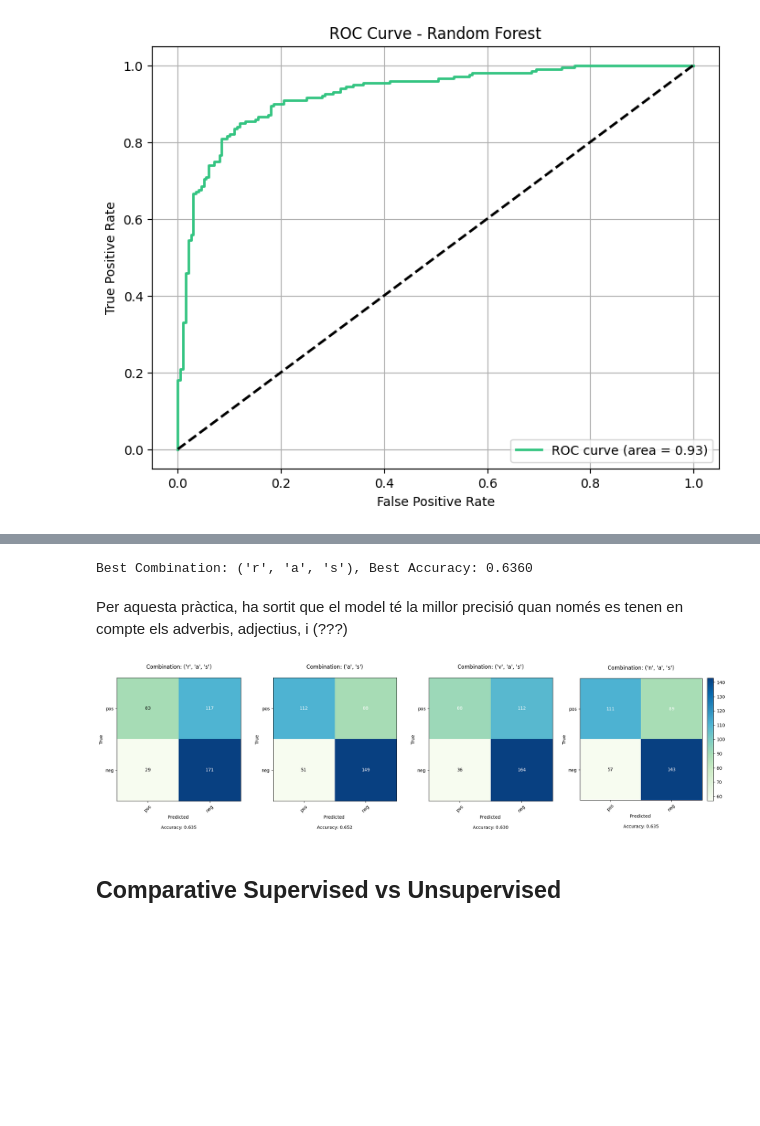
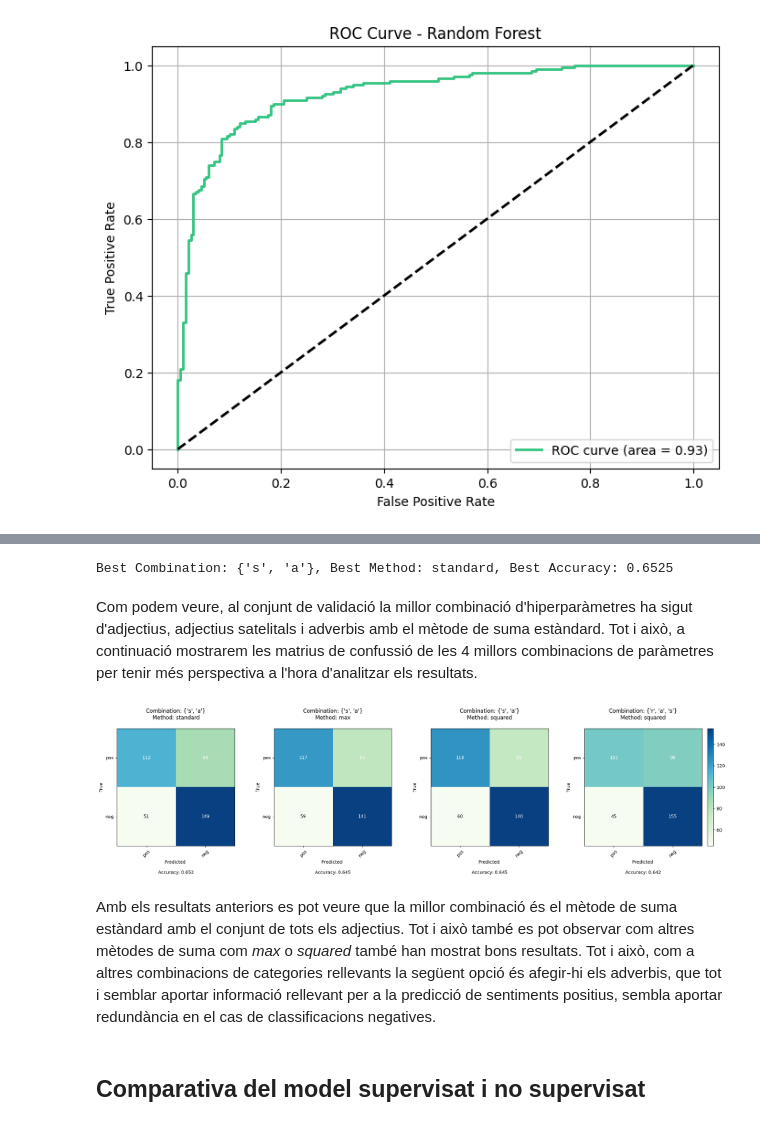
Before and after one commit to Stargix/Sentiment-Analysis, a Jupyter notebook: main.ipynb, the cells around one changed output, grey strips where cells are left out. Cells and saved outputs as stored; diff of their text form; code cells hidden in the pictures; blank space fills up the shorter version.

```diff
--- a/main.ipynb
+++ b/main.ipynb
@@ -330,71 +512,74 @@ Un cop està generat el model, cal optimitzar els paràmetres. En aquest cas, ca
 # %%
 from itertools import combinations
 
-# Get a sample of the test set to speed up the process
-sample_size = 250
-X_test_sample = X_test.sample(sample_size, random_state=random_state)
-y_test_sample = y_test[X_test_sample.index]
 top_combinations = []
-best_accuracy = 0
+# Generate all possible combinations of categories
+categories_set = {'a', 'n', 'r', 'v', 's'}  # a=adj, n=noun, r=adv, v=verb, s=adj satellite
+suma_methods = ['standard', 'max', 'binary', 'squared', 'harmonic']
 
-# Generate all possible combinations of categories
-categories_set = {'a', 'n', 'r', 'v', 's'}
-all_combinations = []
-for i in range(1, len(categories_set) + 1):
-    all_combinations.extend(combinations(categories_set, i))
+# Let's also try some specific meaningful combinations
+meaningful_combinations = [
+    {'a', 's'},                 # adjectives only
+    {'a', 'r'},                 # adjectives and adverbs
+    {'a', 'r', 's'},            # adjectives, adverbs and adj satellites
+    {'a', 'v', 'r', 's'},       # all except nouns
+    {'n', 's', 'r', 'a'},       # all except verbs
+    {'n', 'v', 'r', 'a', 's'}  # all categories
+]
 
-for comb in all_combinations:
-    X_test_sentiment_sample = X_test_sample.apply(lambda x: sentiment_classifier(x, categories=comb))
-    accuracy = accuracy_score(y_test_sample, X_test_sentiment_sample)
-    top_combinations.append((comb, accuracy))
+for method in suma_methods:
+    for comb in meaningful_combinations:
+        X_test_sentiment_sample = X_test.apply(lambda x: sentiment_classifier(x, categories=comb, metode_suma=method))
+        accuracy = accuracy_score(y_test, X_test_sentiment_sample)
+        top_combinations.append((comb, method, accuracy))
 
-    if accuracy > best_accuracy:
-        best_accuracy = accuracy
-        best_combination = comb
-
-top_combinations = sorted(top_combinations, key=lambda x: x[1], reverse=True)
-print(f"\nBest Combination: {top_combinations[0][0]}, Best Accuracy: {top_combinations[0][1]:.4f}")
+top_combinations = sorted(top_combinations, key=lambda x: x[2], reverse=True)
+print(f"\nBest Combination: {top_combinations[0][0]}, Best Method: {top_combinations[0][1]}, Best Accuracy: {top_combinations[0][2]:.4f}")
 # %% [output]
-Best Combination: ('r', 'a', 's'), Best Accuracy: 0.6360
+Best Combination: {'s', 'a'}, Best Method: standard, Best Accuracy: 0.6525
-# %% [markdown]
-Per aquesta pràctica, ha sortit que el model té la millor precisió quan només es tenen en compte els adverbis, adjectius, i (???)
+# %% [markdown]
+
+
+Com podem veure, al conjunt de validació la millor combinació d'hiperparàmetres ha sigut d'adjectius, adjectius satelitals i adverbis amb el mètode de suma estàndard. Tot i això, a continuació mostrarem les matrius de confussió de les 4 millors combinacions de paràmetres per tenir més perspectiva a l'hora d'analitzar els resultats.
 # %%
 n_models = 4
 plt.figure(figsize=(5 * n_models, 5))
 
-for idx, (comb, _) in enumerate(top_combinations[:n_models], 1):
+for idx, (comb, metode, _) in enumerate(top_combinations[:n_models], 1):
     # Calculate predictions
-    y_pred = X_test.apply(lambda x: sentiment_classifier(x, categories=set(comb)))
+    y_pred = X_test.apply(lambda x: sentiment_classifier(x, categories=set(comb), metode_suma=metode))
 
     # Calculate metrics
     conf_matrix = confusion_matrix(y_test, y_pred)
     accuracy = accuracy_score(y_test, y_pred)
 
     # Plot confusion matrix
     ax = plt.subplot(1, n_models, idx)
     im = ax.imshow(conf_matrix, cmap='GnBu')
-    ax.set_title(f"Combination: {comb}", pad=20)
+    ax.set_title(f"Combination: {comb}\nMethod: {metode}", pad=20)
     ax.set_xticks(np.arange(len(set(y_test))), labels=set(y_test), rotation=45)
     ax.set_yticks(np.arange(len(set(y_test))), labels=set(y_test))
     ax.set_xlabel(f'Predicted \n\nAccuracy: {accuracy:.3f}')
     ax.set_ylabel('True')
 
     # Add cell text
     thresh = conf_matrix.max() / 2.
     for i in range(conf_matrix.shape[0]):
         for j in range(conf_matrix.shape[1]):
             ax.text(j, i, conf_matrix[i, j],
                     ha="center", va="center",
                     color="white" if conf_matrix[i, j] > thresh else "black")
 
     # Add colorbar only for the fourth plot
     if idx == 4:
         plt.colorbar(im, ax=ax, fraction=0.046, pad=0.04)
 
 plt.tight_layout()
 plt.show()
 # %% [output]
-[figure, old version]
+[figure, new version]
-# %% [markdown]
-## Comparative Supervised vs Unsupervised
+# %% [markdown]
+Amb els resultats anteriors es pot veure que la millor combinació és el mètode de suma estàndard amb el conjunt de tots els adjectius. Tot i això també es pot observar com altres mètodes de suma com *max* o *squared* també han mostrat bons resultats. Tot i això, com a altres combinacions de categories rellevants la següent opció és afegir-hi els adverbis, que tot i semblar aportar informació rellevant per a la predicció de sentiments positius, sembla aportar redundància en el cas de classificacions negatives.
+# %% [markdown]
+## Comparativa del model supervisat i no supervisat
 # %%
```
Also changed, not shown: parts of 31 cells of this notebook.
